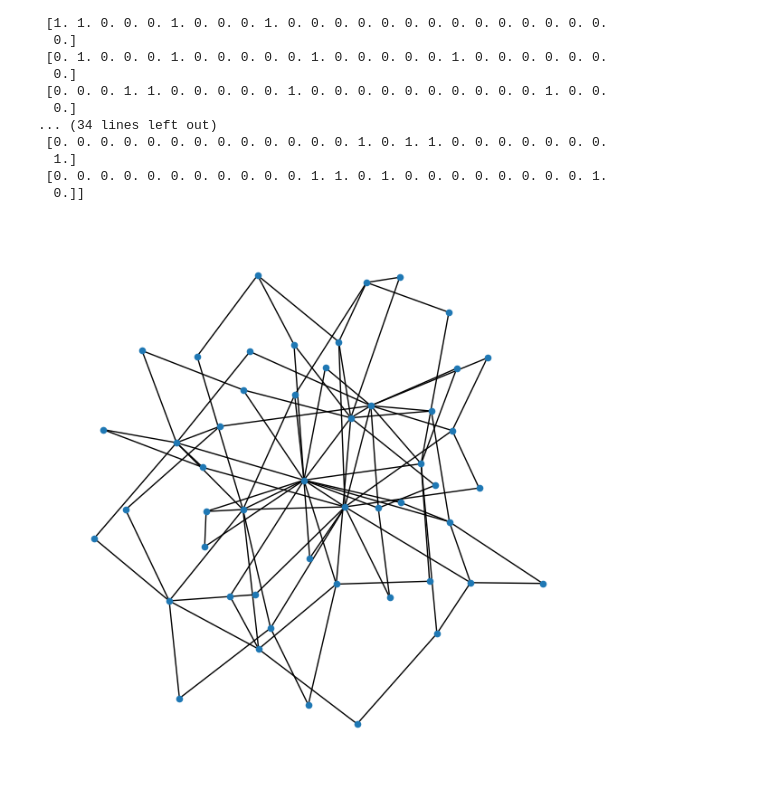
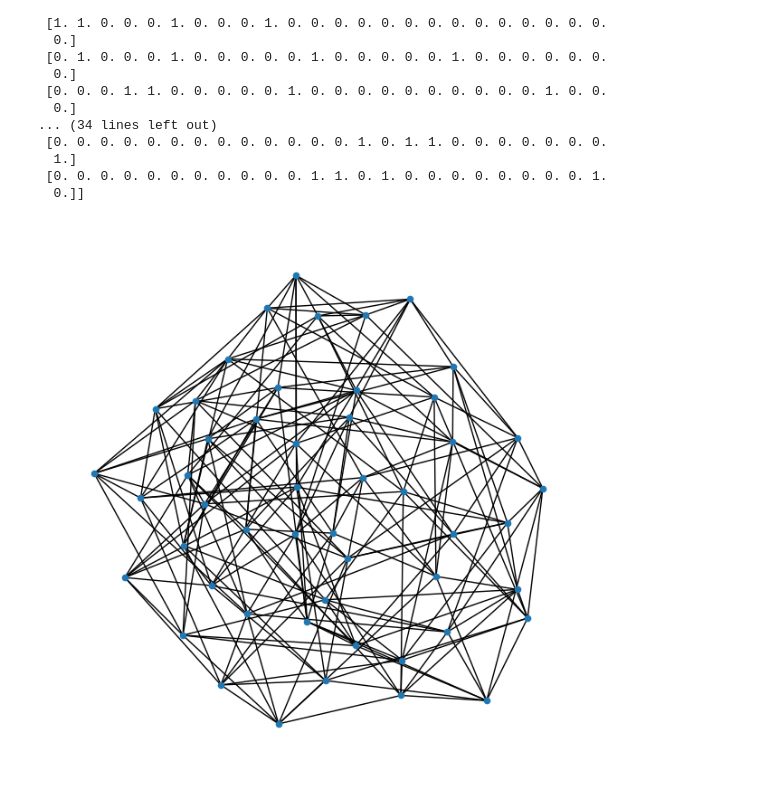
Before and after one commit to NickNorizadeh-cmd/Advanced-Machine-learning-with-NN---Project, a Jupyter notebook: simulate_graphs.ipynb, the cells around one changed output. Saved outputs shown, nothing was run; the diff lists cells and outputs as text; code cells hidden in the pictures.

```diff
--- a/simulate_graphs.ipynb
+++ b/simulate_graphs.ipynb
@@ -252,16 +213,16 @@ train = GraphFamilyDataset(100,50)
 # %%
 from torch_geometric.utils import to_networkx
 
-sample = train[99]
+sample = train[9]
 
 G = to_networkx(sample, to_undirected=True)
 
 plt.figure(figsize=(6,6))
 nx.draw(
     G,
     node_size=20,
     with_labels=False
 )
 plt.show()
 # %% [output]
-[figure, old version]
+[figure, new version]
```
Also changed, not shown: parts of 10 cells of this notebook, 1 other file.
